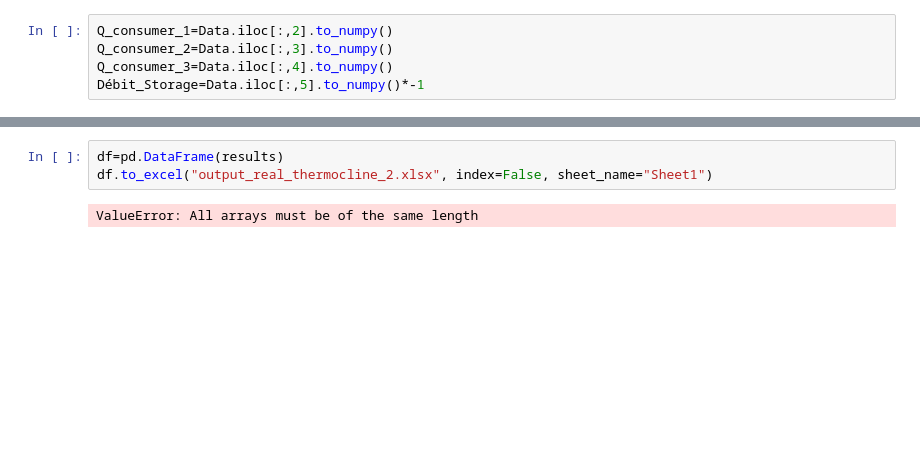
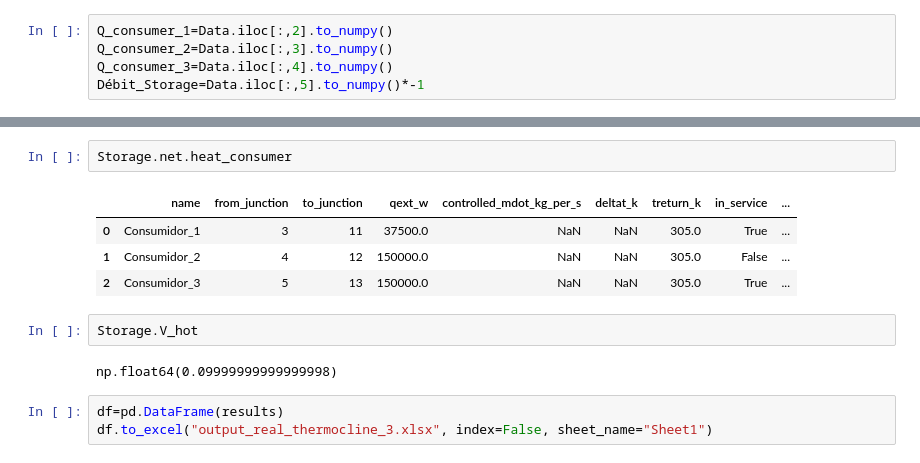
Before and after one commit to SerranoScope/Reduced_simulation, a Jupyter notebook: Storage/Storage_Thermocline.ipynb, the cells around one changed output, grey strips where cells are left out. Cells and saved outputs as stored; diff of their text form; blank space fills up the shorter version.

```diff
--- a/Storage/Storage_Thermocline.ipynb
+++ b/Storage/Storage_Thermocline.ipynb
@@ -385,5 +429,14 @@ for i in range(len(Débit_Storage)):
+# %%
+Storage.net.heat_consumer
+# %% [output]
+|  | name | from_junction | to_junction | qext_w | controlled_mdot_kg_per_s | deltat_k | treturn_k | in_service | ... |
+| 0 | Consumidor_1 | 3 | 11 | 37500.0 | NaN | NaN | 305.0 | True | ... |
+| 1 | Consumidor_2 | 4 | 12 | 150000.0 | NaN | NaN | 305.0 | False | ... |
+| 2 | Consumidor_3 | 5 | 13 | 150000.0 | NaN | NaN | 305.0 | True | ... |
+# %%
+Storage.V_hot
+# %% [output]
+np.float64(0.09999999999999998)
 # %%
 df=pd.DataFrame(results)
-df.to_excel("output_real_thermocline_2.xlsx", index=False, sheet_name="Sheet1")
+df.to_excel("output_real_thermocline_3.xlsx", index=False, sheet_name="Sheet1")
-# %% [output]
-ValueError: All arrays must be of the same length
```
Also changed, not shown: parts of 9 cells of this notebook, 2 other files.
